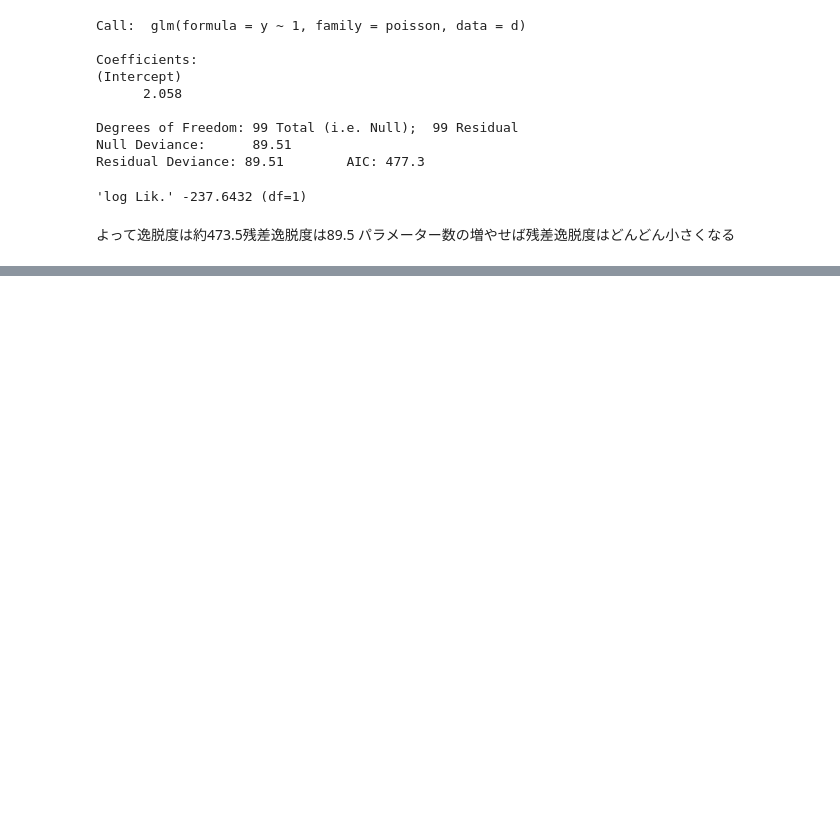
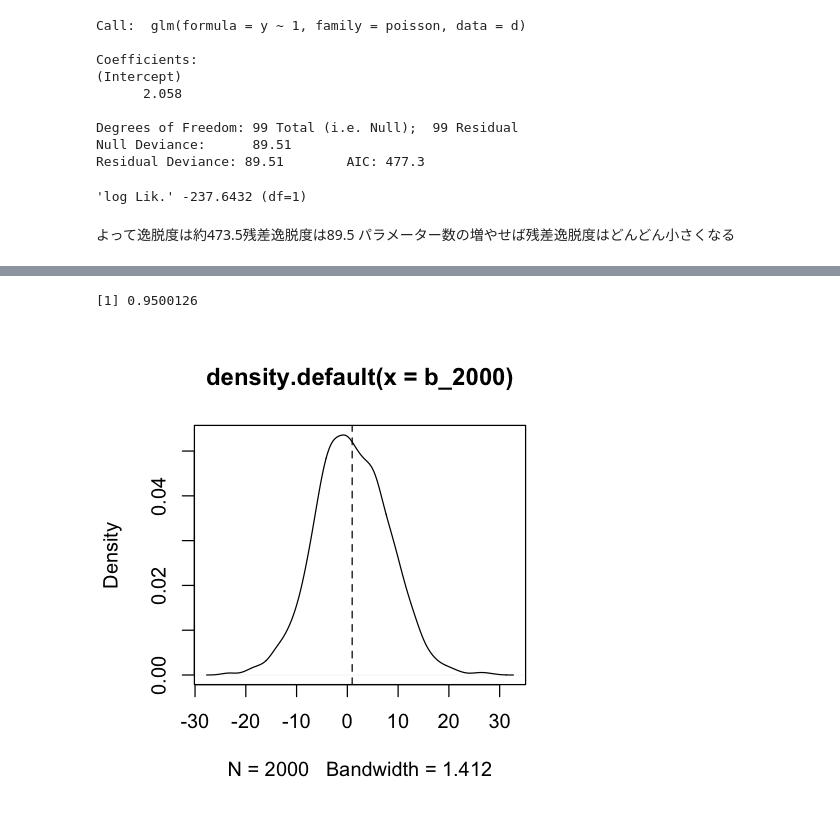
Before and after one commit to Rio-Sh/sub_stat_model_h29, a Jupyter notebook: データ解析統計モデリング.ipynb, the cells around one changed output, grey strips where cells are left out. Saved outputs shown, nothing was run; the diff lists cells and outputs as text; code cells hidden in the pictures; blank space fills up the shorter version.

```diff
--- a/データ解析統計モデリング.ipynb
+++ b/データ解析統計モデリング.ipynb
@@ -506,0 +574,18 @@ AIC = -2{（最大対数尤度）- （最尤推定したパラメーター数）
+# %%
+mean_logL <- c()
+b <- c()
+beta_hat <- c()
+likelihood <- c()
+for (i in 1:12){
+    one_data <- data.frame(y=rpois(50, lambda=8))#データを一つ作成
+    fit_temp <- glm(formula= y~1 ,family=poisson,data=data.frame(y=one_data[,1]))#上のデータからパラメータの推定
+    beta_est <- fit_temp$coefficients[[1]]#パラメータを抽出
+    max_like <- logLik(fit_temp)#最大対数尤度の計算
+    eval_data <- matrix(rpois(50*200,lambda=8),nrow=50,ncol=200)#評価用データの作成
+    #列方向に対数尤度関数を作り、推定したパラメータを使って適用
+    logL_eval <- data.frame(logL=apply(eval_data, 2, function(d) sum(dpois(d, exp(beta_est), log=T))))
+    mean_logL <- append(mean_logL,mean(logL_eval[1,])) #それぞれの値をベクトルに追加
+    b <- append(b,(max_like-mean(logL_eval[1,])))
+    beta_hat <- append(beta_hat, beta_est)
+    likelihood <- append(likelihood, max_like)
+}
@@ -506,0 +608,20 @@ AIC = -2{（最大対数尤度）- （最尤推定したパラメーター数）
+# %%
+b_2000 <- c()
+for (i in 1:2000){
+    one_data <- data.frame(y=rpois(50, lambda=8))
+    fit_temp <- glm(formula= y~1 ,family=poisson,data=data.frame(y=one_data[,1]))
+    beta_est <- fit_temp$coefficients[[1]]
+    max_like <- logLik(fit_temp)
+    eval_data <- matrix(rpois(50*200,lambda=8),nrow=50,ncol=200)
+    logL_eval <- data.frame(logL=apply(eval_data, 2, function(d) sum(dpois(d, exp(beta_est), log=T))))
+    b_2000 <- append(b_2000,(max_like-mean(logL_eval[1,])))
+}
+# %%
+mean(b_2000)
+# %% [output]
+[1] 0.9500126
+# %%
+plot(density(b_2000))
+abline(v=mean(b_2000),lty=2)
+# %% [output]
+[figure, added]
```
Also changed, not shown: parts of 19 cells of this notebook.
